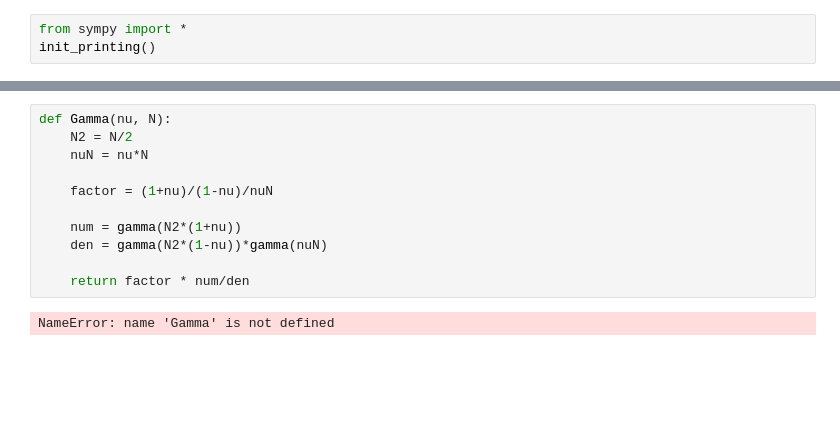
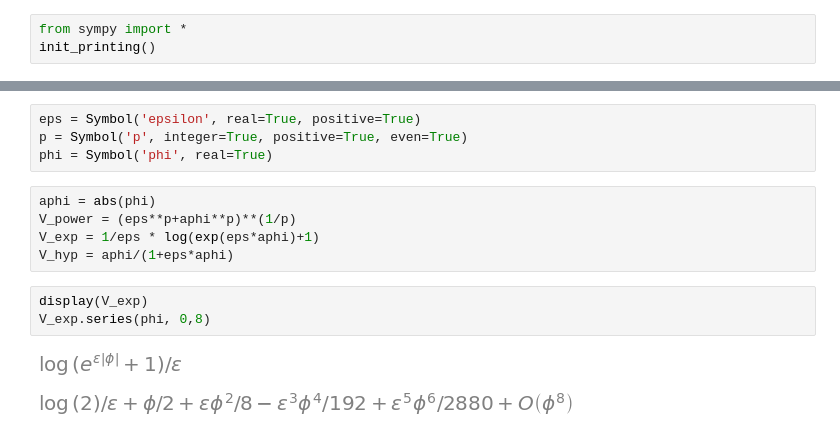
Before and after one commit to jstreibel/StudioSlab, a Jupyter notebook: Studios/Fields/Tools/DataAnalysis/ipynb/scribbles/other_regularizations.ipynb, the cells around one changed output, grey strips where cells are left out. Saved outputs shown, nothing was run; the diff lists cells and outputs as text; blank space fills up the shorter version.

```diff
--- a/Studios/Fields/Tools/DataAnalysis/ipynb/scribbles/other_regularizations.ipynb
+++ b/Studios/Fields/Tools/DataAnalysis/ipynb/scribbles/other_regularizations.ipynb
@@ -80,13 +4,15 @@ ax.axes.yaxis.set_label_position("right")
-# %%
-def Gamma(nu, N):
-    N2 = N/2
-    nuN = nu*N
-
-    factor = (1+nu)/(1-nu)/nuN
-
-    num = gamma(N2*(1+nu))
-    den = gamma(N2*(1-nu))*gamma(nuN)
-
-    return factor * num/den
-# %% [output]
-NameError: name 'Gamma' is not defined
+# %%
+eps = Symbol('epsilon', real=True, positive=True)
+p = Symbol('p', integer=True, positive=True, even=True)
+phi = Symbol('phi', real=True)
+# %%
+aphi = abs(phi)
+V_power = (eps**p+aphi**p)**(1/p)
+V_exp = 1/eps * log(exp(eps*aphi)+1)
+V_hyp = aphi/(1+eps*aphi)
+# %%
+display(V_exp)
+V_exp.series(phi, 0,8)
+# %% [output]
+[figure, added]
+[figure, added]
```
Also changed, not shown: parts of 13 cells of this notebook, 43 other files.
